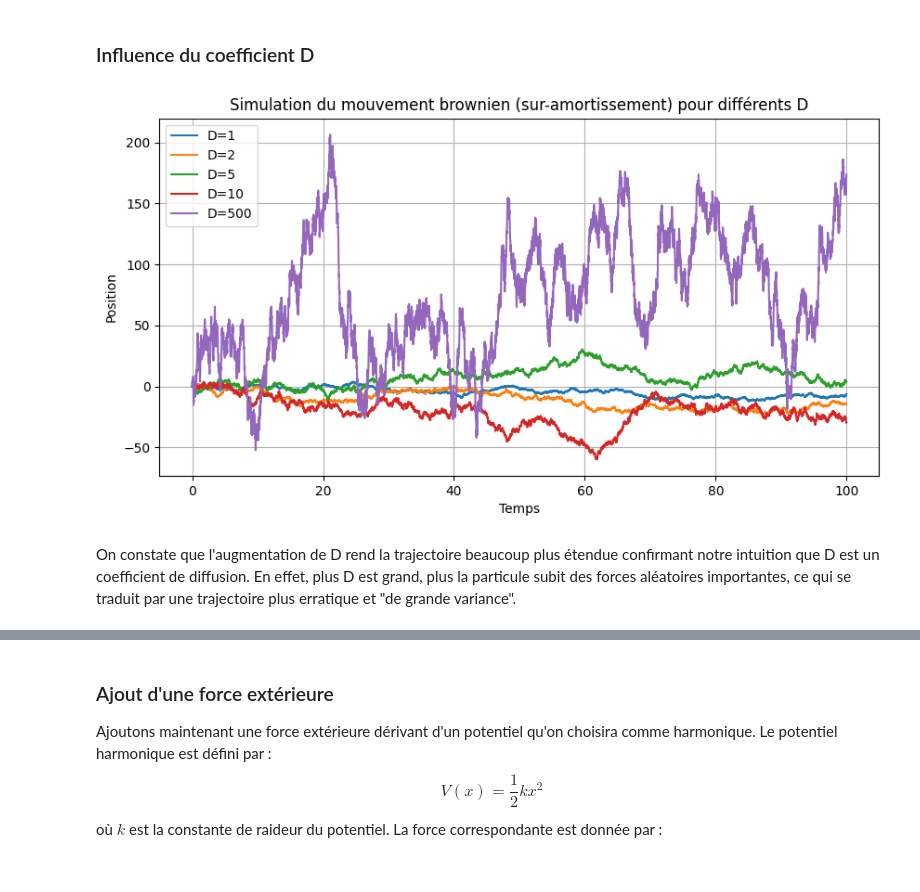
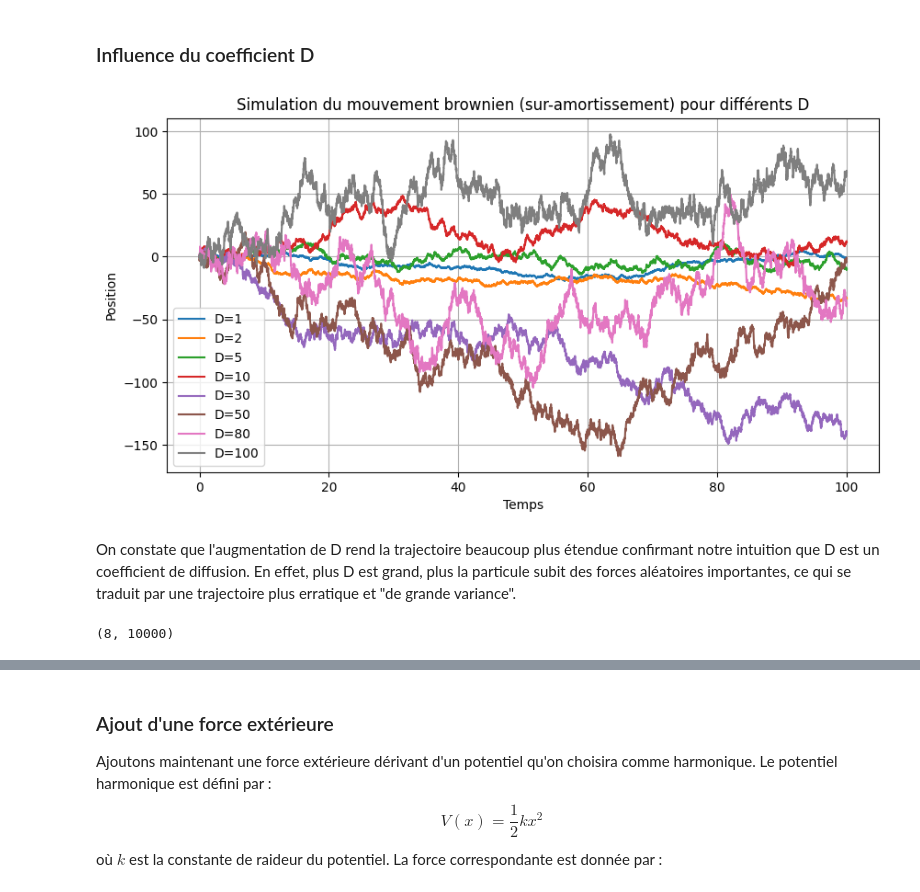
Before and after one commit to ostix360/Brownian-Motion, a Jupyter notebook: CRVR.ipynb, the cells around one changed output, grey strips where cells are left out. Drawn from its saved outputs; the diff is of its cells as text; code cells hidden in the pictures.

```diff
--- a/CRVR.ipynb
+++ b/CRVR.ipynb
@@ -101,22 +101,28 @@ plt.show()
 # %%
 # Avec différents D
 
-D = [1,2,5,10,500]
-x = np.zeros((len(D), step))
+D = [1,2,5,10, 30, 50, 80, 100,]
+x = np.zeros((len(D), step, n_walks))
+x0 = np.zeros((n_walks,))
 for i, d in enumerate(D):
-    x[i] = euler_maruyama(d, gamma, T, dt)[:, 0]
+    x[i] = euler_maruyama(d, gamma, T, dt, x0=x0)
 
 # Tracé de la trajectoire
 plt.figure(figsize=(10, 5))
 for i, d in enumerate(D):
-    plt.plot(t, x[i], label='D={}'.format(d))
+    plt.plot(t, x[i, :, 0], label='D={}'.format(d))
 plt.xlabel('Temps')
 plt.ylabel('Position')
 plt.title('Simulation du mouvement brownien (sur-amortissement) pour différents D')
 plt.legend()
 plt.grid()
 plt.show()
 # %% [output]
-[figure, old version]
+[figure, new version]
 # %% [markdown]
 On constate que l'augmentation de D rend la trajectoire beaucoup plus étendue confirmant notre intuition que D est un coefficient de diffusion. En effet, plus D est grand, plus la particule subit des forces aléatoires importantes, ce qui se traduit par une trajectoire plus erratique et "de grande variance".
+# %%
+x.shape
+x.mean(2).shape
+# %% [output]
+(8, 10000)
```
Also changed, not shown: parts of 10 cells of this notebook.
